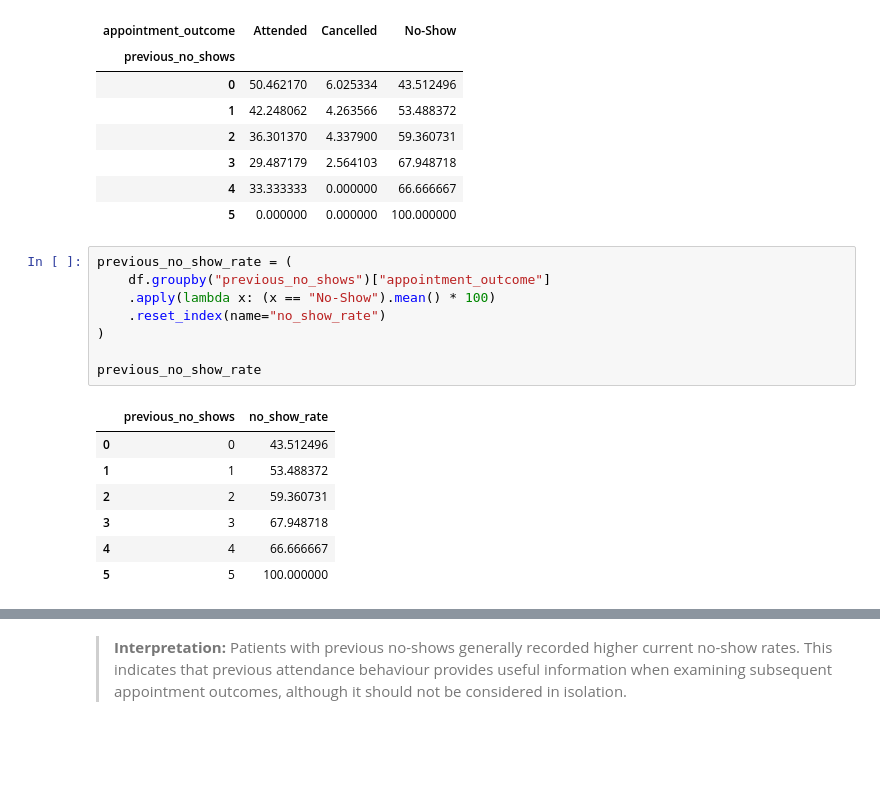
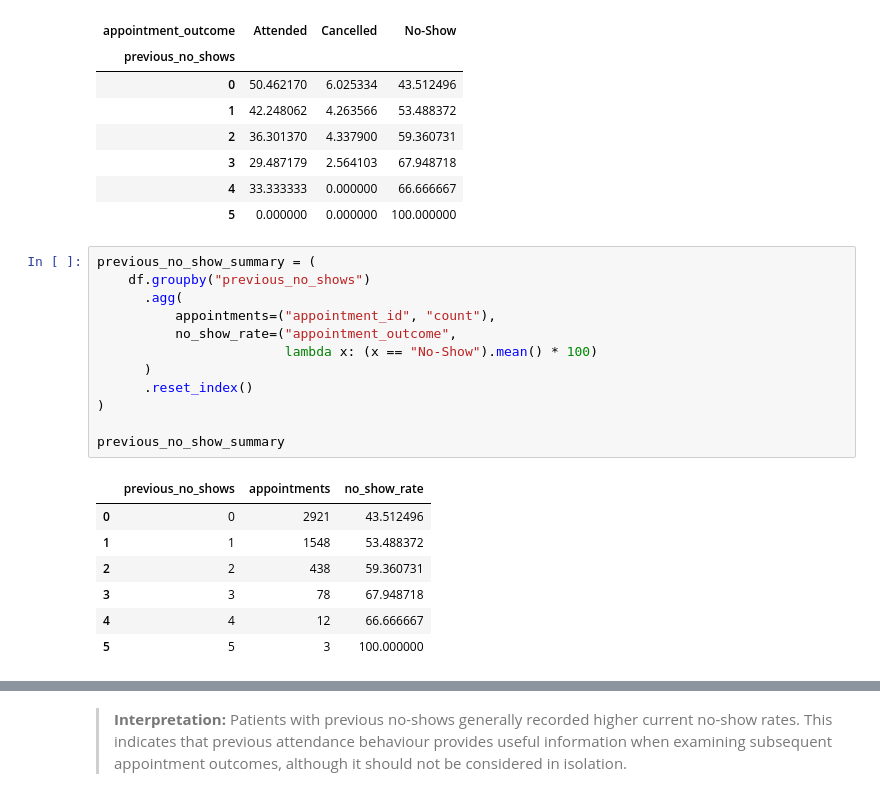
Before and after one commit to JhayceeCodes/HealthConnectDataAnalysis, a Jupyter notebook: healthconnect_advanced_analysis.ipynb, the cells around one changed output, grey strips where cells are left out. Saved outputs shown, nothing was run; the diff lists cells and outputs as text; blank space fills up the shorter version.

Commit message:
refactor: refine combine risk patterns analysis interpretation and add previous no-show summary table

```diff
--- a/healthconnect_advanced_analysis.ipynb
+++ b/healthconnect_advanced_analysis.ipynb
@@ -180,19 +180,23 @@ previous_no_show_outcomes
 | 4 | 33.333333 | 0.000000 | 66.666667 |
 | 5 | 0.000000 | 0.000000 | 100.000000 |
 # %%
-previous_no_show_rate = (
-    df.groupby("previous_no_shows")["appointment_outcome"]
-    .apply(lambda x: (x == "No-Show").mean() * 100)
-    .reset_index(name="no_show_rate")
+previous_no_show_summary = (
+    df.groupby("previous_no_shows")
+      .agg(
+          appointments=("appointment_id", "count"),
+          no_show_rate=("appointment_outcome",
+                        lambda x: (x == "No-Show").mean() * 100)
+      )
+      .reset_index()
 )
 
-previous_no_show_rate
+previous_no_show_summary
 # %% [output]
-|  | previous_no_shows | no_show_rate |
-| 0 | 0 | 43.512496 |
-| 1 | 1 | 53.488372 |
-| 2 | 2 | 59.360731 |
-| 3 | 3 | 67.948718 |
-| 4 | 4 | 66.666667 |
-| 5 | 5 | 100.000000 |
+|  | previous_no_shows | appointments | no_show_rate |
+| 0 | 0 | 2921 | 43.512496 |
+| 1 | 1 | 1548 | 53.488372 |
+| 2 | 2 | 438 | 59.360731 |
+| 3 | 3 | 78 | 67.948718 |
+| 4 | 4 | 12 | 66.666667 |
+| 5 | 5 | 3 | 100.000000 |
 # %%
```
Also changed, not shown: parts of 3 cells of this notebook.
